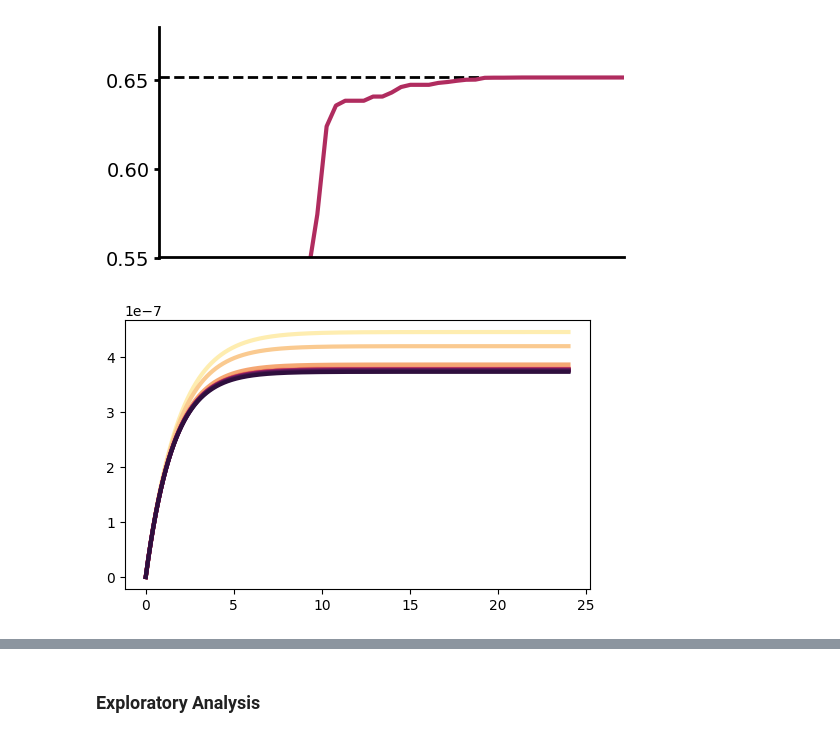
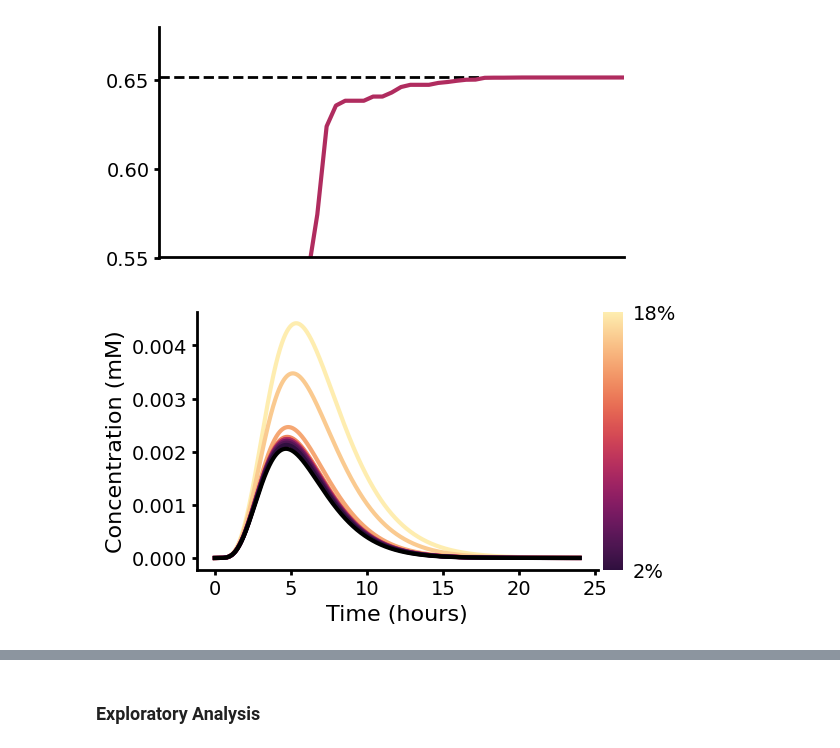
Before and after one commit to cjmerzbacher/joint-simulator, a Jupyter notebook: beta_carotene/bcar_viz.ipynb, the cells around one changed output, grey strips where cells are left out. Drawn from its saved outputs; the diff is of its cells as text; code cells hidden in the pictures.

```diff
--- a/beta_carotene/bcar_viz.ipynb
+++ b/beta_carotene/bcar_viz.ipynb
@@ -808,19 +809,49 @@ fig.savefig('../figs/bcar_knockouts_sigmoid_zoom.png', dpi=500)
 # %%
 #select weird knockouts:
 s = sorted.loc[sorted.final_lam > 0.1]
-s = s.loc[s.delta_lam > 0.01]
+s = s.loc[s.delta_lam > 0.01].reset_index(drop=True)
 weird_ks = s.k.unique()
+wt = s.final_lam[0] + s.delta_lam[0]
+s['defect'] =[100*(1-(wt-s.delta_lam[i])/wt) for i in range(len(s))]
-# %%
-### Timescale comparison of knockouts to show dynamics
-
-palette = cmaps.matter.discrete(11).colors
-fig, ax = plt.subplots(1, 1, figsize=(6, 3.5))
-i=-1
-for f in weird_ks:
-    i = i+1
-    sum_k = pd.read_csv('F:/knockouts/'+f+'/sum_data_'+f+'.csv')
-    fba = pd.read_csv('F:/knockouts/'+f+'/sim_fba_data_'+f+'.csv')
-    ode = pd.read_csv('F:/knockouts/'+f+'/sim_ode_data_'+f+'.csv')
-    ax.plot(ode.time, ode.crtE, lw=linewidth, color=palette[i], label='crtY')
-# %% [output]
-[figure, removed]
+# %%
+### Timescale comparison of knockouts to show dynamics of product production
+from mpl_toolkits.axes_grid1 import make_axes_locatable
+import matplotlib as mpl
+
+palette = cmaps.matter.discrete(11).colors
+fig, ax = plt.subplots(1, 1, figsize=(6, 3.5))
+i=-1
+for f in weird_ks:
+    i = i+1
+    sum_k = pd.read_csv('F:/knockouts/'+f+'/sum_data_'+f+'.csv')
+    ode = pd.read_csv('F:/knockouts/'+f+'/sim_ode_data_'+f+'.csv')
+    ax.plot(ode.time, ode.bcar, lw=linewidth, color=palette[i])
+
+# plot wild type
+ode = pd.read_csv('F:/knockouts/'+sorted.iloc[486].k+'/sim_ode_data_'+sorted.iloc[486].k+'.csv')
+ax.plot(ode.time, ode.bcar, lw=linewidth, color='black')
+
+divider = make_axes_locatable(plt.gca())
+ax_cb = divider.new_horizontal(size="5%", pad=0.05)
+cb = mpl.colorbar.ColorbarBase(ax_cb, cmap=cmaps.matter_r, orientation='vertical', drawedges=False, ticks=[0, 1])
+cb.outline.set_color('white')
+cb.outline.set_linewidth(0)
+#cb.ax.set_yticks([])
+cb.ax.set_yticklabels(['2%', '18%'], fontsize=axistickssize)
+cb.ax.tick_params(width=0)
+
+ax.set_xlabel('Time (hours)', fontsize=axislabelsize)
+ax.set_ylabel('Concentration (mM)', fontsize=axislabelsize)
+for axis in ['top','right']:
+    ax.spines[axis].set_linewidth(0)
+ax.spines['bottom'].set_linewidth(2)
+ax.spines['left'].set_linewidth(2)
+ax.tick_params(width=2)
+ax.tick_params(axis='y', labelsize=axistickssize)
+ax.tick_params(axis='x', labelsize=axistickssize)
+plt.gcf().add_axes(ax_cb)
+fig.tight_layout()
+plt.show()
+fig.savefig('../figs/bcar_knockouts_product_curve.png', dpi=500)
+# %% [output]
+[figure, added]
```
Also changed, not shown: parts of 3 cells of this notebook, 5 other files.
